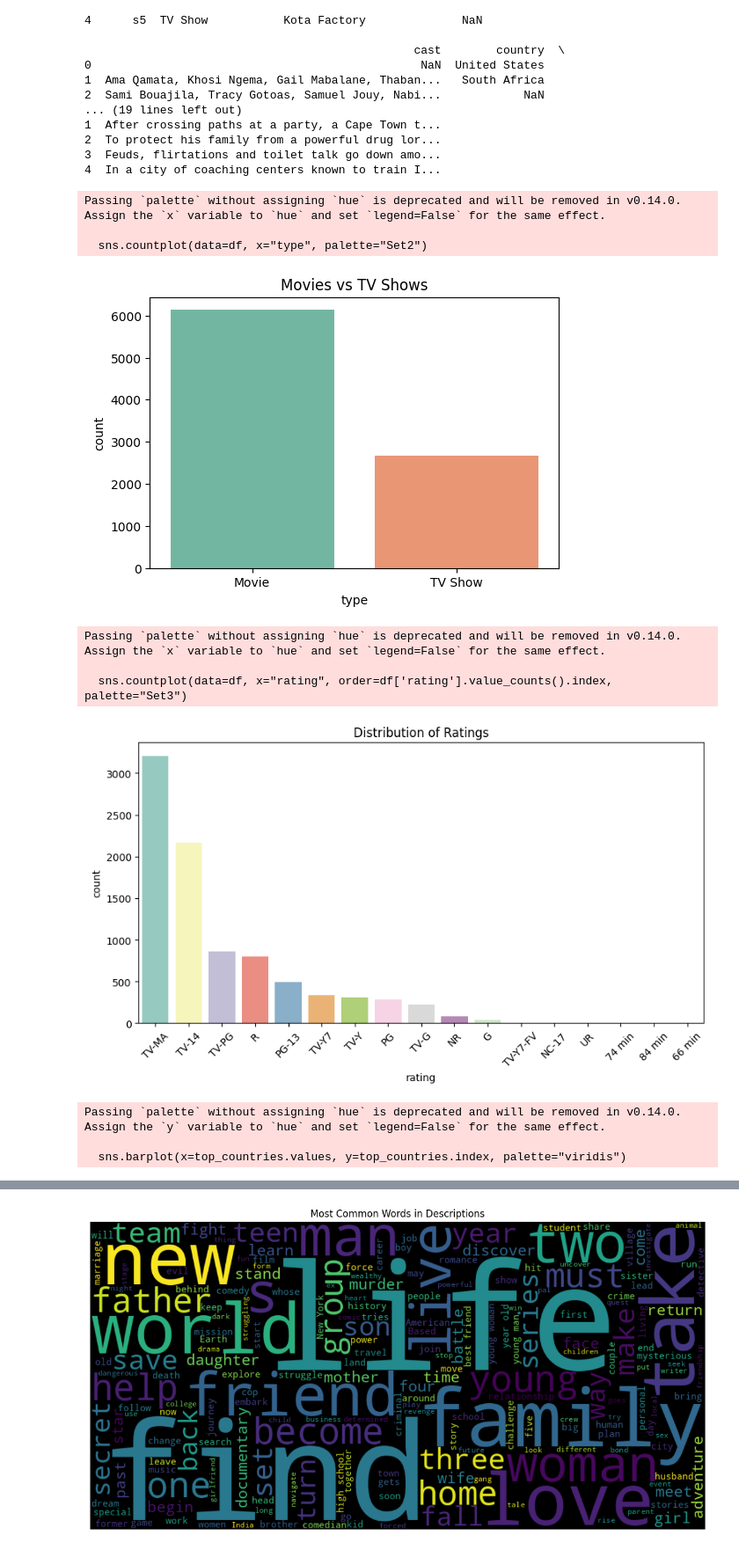
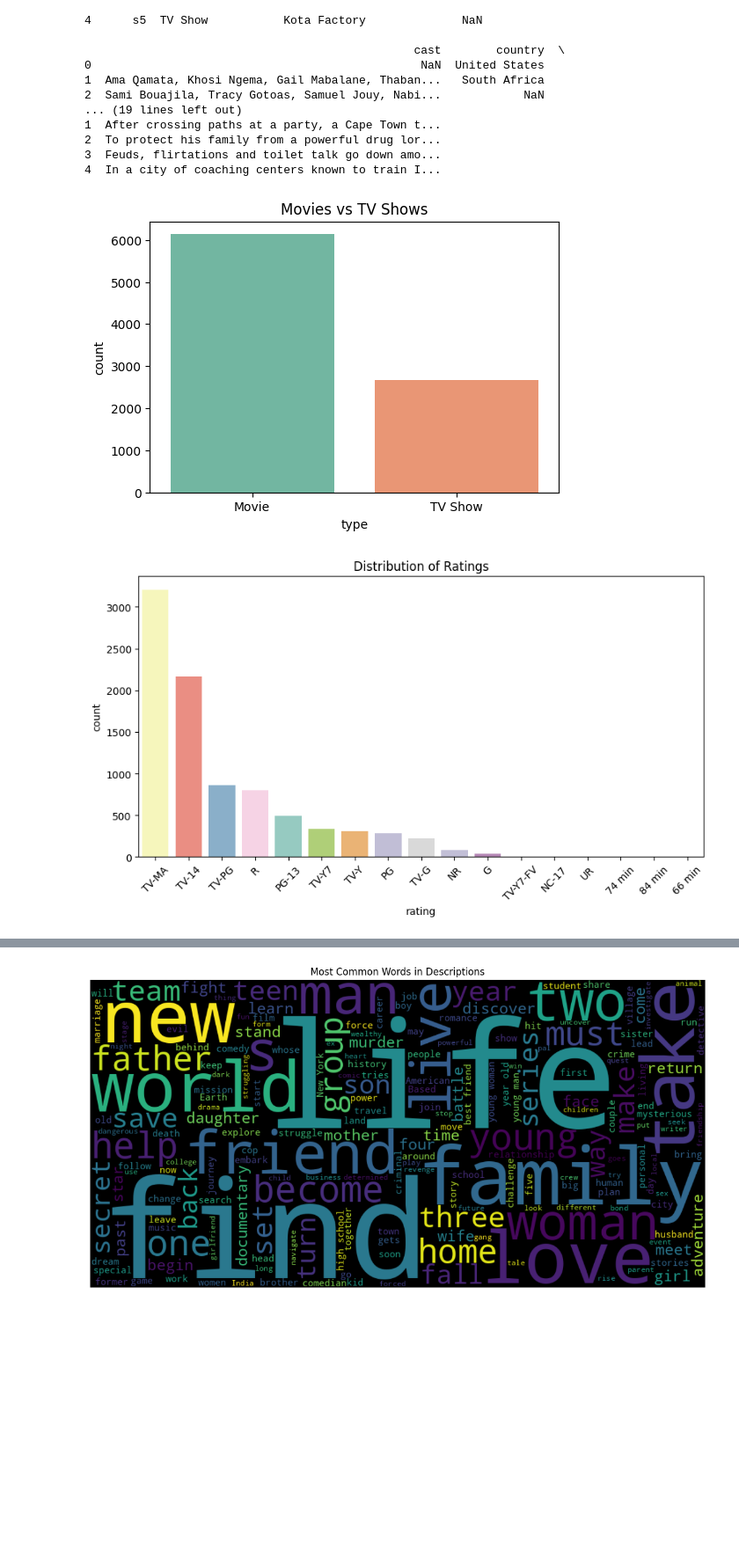
Before and after one commit to THEJAASHREE/231801181-PODS, a Jupyter notebook: ex6(a).ipynb, the cells around one changed output, grey strips where cells are left out. Shown at 88% size. Saved outputs shown, nothing was run; the diff lists cells and outputs as text; code cells hidden in the pictures; blank space fills up the shorter version.

```diff
--- a/ex6(a).ipynb
+++ b/ex6(a).ipynb
@@ -31,36 +31,29 @@ Shape of dataset: (8807, 12)
 # %%
 # 3. Content Distribution Analysis
 # a. Movies vs TV Shows
 plt.figure(figsize=(6,4))
-sns.countplot(data=df, x="type", palette="Set2")
+sns.countplot(data=df, x="type", hue="type", palette="Set2", legend=False)
 plt.title("Movies vs TV Shows")
 plt.show()
 
 # b. Ratings distribution
 plt.figure(figsize=(10,5))
-sns.countplot(data=df, x="rating", order=df['rating'].value_counts().index, palette="Set3")
+sns.countplot(data=df, x="rating", hue="rating",
+              order=df['rating'].value_counts().index, palette="Set3", legend=False)
 plt.title("Distribution of Ratings")
 plt.xticks(rotation=45)
 plt.show()
 
 # c. Countries with most Netflix content
 top_countries = df['country'].value_counts().head(10)
 plt.figure(figsize=(10,5))
-sns.barplot(x=top_countries.values, y=top_countries.index, palette="viridis")
+sns.barplot(x=top_countries.values, y=top_countries.index, hue=top_countries.index,
+            palette="viridis", legend=False)
 plt.title("Top 10 Countries with Most Netflix Content")
 plt.show()
 # %% [output]
-Passing `palette` without assigning `hue` is deprecated and will be removed in v0.14.0. Assign the `x` variable to `hue` and set `legend=False` for the same effect.
-
-  sns.countplot(data=df, x="type", palette="Set2")
 [figure]
-Passing `palette` without assigning `hue` is deprecated and will be removed in v0.14.0. Assign the `x` variable to `hue` and set `legend=False` for the same effect.
-
-  sns.countplot(data=df, x="rating", order=df['rating'].value_counts().index, palette="Set3")
-[figure, old version]
+[figure, new version]
-Passing `palette` without assigning `hue` is deprecated and will be removed in v0.14.0. Assign the `y` variable to `hue` and set `legend=False` for the same effect.
-
-  sns.barplot(x=top_countries.values, y=top_countries.index, palette="viridis")
 [figure]
 # %%
 # 4. Time-Based Trend Analysis (Fixed)
```
Also changed, not shown: parts of 4 cells of this notebook.
